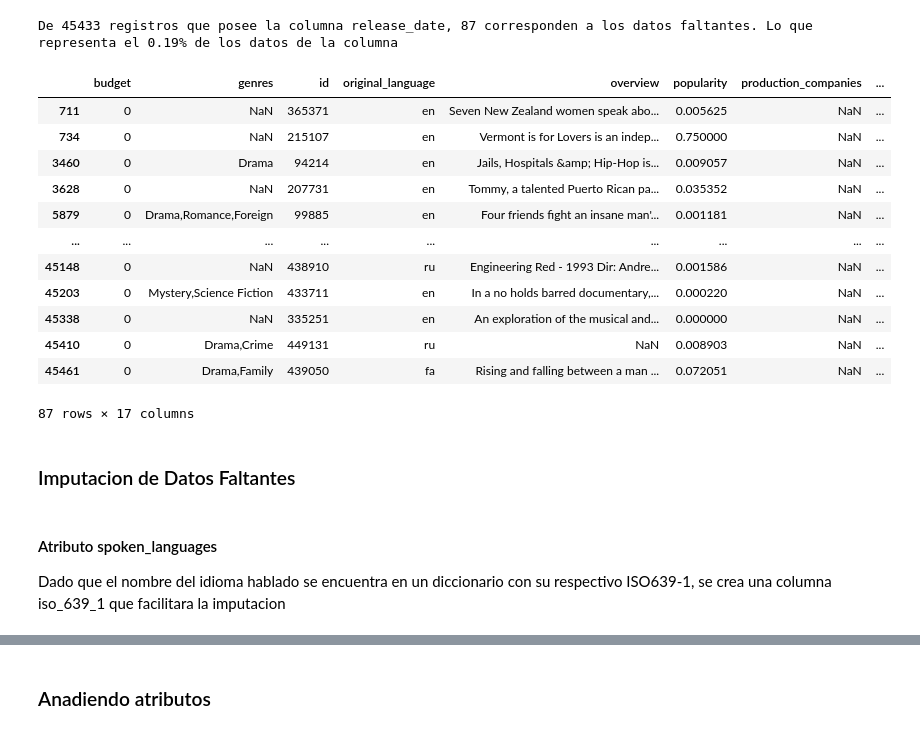
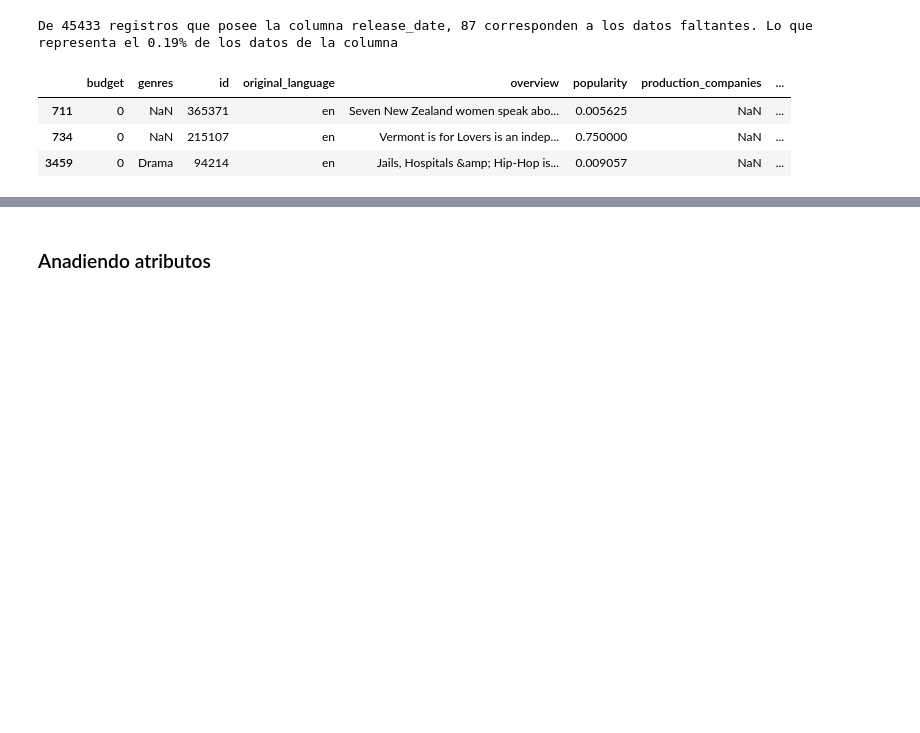
Before and after one commit to DanniRodrJ/Content-Based_Movie_Recommendation_System, a Jupyter notebook: ETL_Movies.ipynb, the cells around one changed output, grey strips where cells are left out. Saved outputs shown, nothing was run; the diff lists cells and outputs as text; code cells hidden in the pictures; blank space fills up the shorter version.

```diff
--- a/ETL_Movies.ipynb
+++ b/ETL_Movies.ipynb
@@ -905,0 +986,15 @@ Este problema, se resolvera mas adelante cuando se imputen datos en el dataset
+# %%
+# Aplicar la funcion get_iso639() al atributo "spoken_languages" y almacenar en otra variable llamada "languages"
+copy_movies['iso_639_1'] = copy_movies['spoken_languages'].apply(lambda x: get_iso639(x))
+# %%
+# Crear un diccionario que mapee los códigos iso_639_1 a los nombres de idiomas
+lang_dict = {lang.alpha2: lang.name for lang in iso639.languages}
+# Funcion que reemplaza los valores faltantes en la columna de lenguages con los nombres de idiomas correspondientes
+def replace_missing_lang(row):
+    if row['languages'] == '':
+        return lang_dict.get(row['iso_639_1'], '')
+    else:
+        return row['languages']
+
+# Aplicar la función a la columna de lenguajes
+copy_movies['languages'] = copy_movies.apply(replace_missing_lang, axis = 1)
@@ -1455,0 +1606,4 @@ movies[movies.duplicated(subset = 'id', keep = False)].shape[0]
+# %%
+# Union de movies y credits
+merged_df = movies.merge(credits, on = 'id', how = 'outer')
+merged_df.head()
@@ -1505,6 +1697,6 @@ En base a lo anterior, se opta por descartar la columna
 # %%
-movies = movies.drop(['collection'], axis = 1)
-movies.columns
+merged_df = merged_df.drop(['collection'], axis = 1)
+merged_df.columns
 # %% [output]
 Index(['budget', 'genres', 'id', 'original_language', 'overview', 'popularity',
        'production_companies', 'production_countries', 'release_date',
@@ -1535,25 +1727,10 @@ print(f'De {total_release_date} registros que posee la columna release_date, {to
 # %% [output]
 De 45433 registros que posee la columna release_date, 87 corresponden a los datos faltantes. Lo que representa el 0.19% de los datos de la columna
 # %%
-null_dates = movies[movies['release_date'].isnull()]
-null_dates
+null_dates = merged_df[merged_df['release_date'].isnull()]
+null_dates.head(3)
 # %% [output]
 |  | budget | genres | id | original_language | overview | popularity | production_companies | ... |
 | 711 | 0 | NaN | 365371 | en | Seven New Zealand women speak abo... | 0.005625 | NaN | ... |
 | 734 | 0 | NaN | 215107 | en | Vermont is for Lovers is an indep... | 0.750000 | NaN | ... |
-| 3460 | 0 | Drama | 94214 | en | Jails, Hospitals &amp; Hip-Hop is... | 0.009057 | NaN | ... |
-| 3628 | 0 | NaN | 207731 | en | Tommy, a talented Puerto Rican pa... | 0.035352 | NaN | ... |
-| 5879 | 0 | Drama,Romance,Foreign | 99885 | en | Four friends fight an insane man'... | 0.001181 | NaN | ... |
-| ... | ... | ... | ... | ... | ... | ... | ... | ... |
-| 45148 | 0 | NaN | 438910 | ru | Engineering Red - 1993 Dir: Andre... | 0.001586 | NaN | ... |
-| 45203 | 0 | Mystery,Science Fiction | 433711 | en | In a no holds barred documentary,... | 0.000220 | NaN | ... |
-| 45338 | 0 | NaN | 335251 | en | An exploration of the musical and... | 0.000000 | NaN | ... |
-| 45410 | 0 | Drama,Crime | 449131 | ru | NaN | 0.008903 | NaN | ... |
-| 45461 | 0 | Drama,Family | 439050 | fa | Rising and falling between a man ... | 0.072051 | NaN | ... |
+| 3459 | 0 | Drama | 94214 | en | Jails, Hospitals &amp; Hip-Hop is... | 0.009057 | NaN | ... |
-87 rows × 17 columns
-# %% [markdown]
-### Imputacion de Datos Faltantes
-# %% [markdown]
-#### Atributo spoken_languages
-
-Dado que el nombre del idioma hablado se encuentra en un diccionario con su respectivo ISO639-1, se crea una columna iso_639_1 que facilitara la imputacion
```
Also changed, not shown: parts of 152 cells of this notebook, 3 other files.
